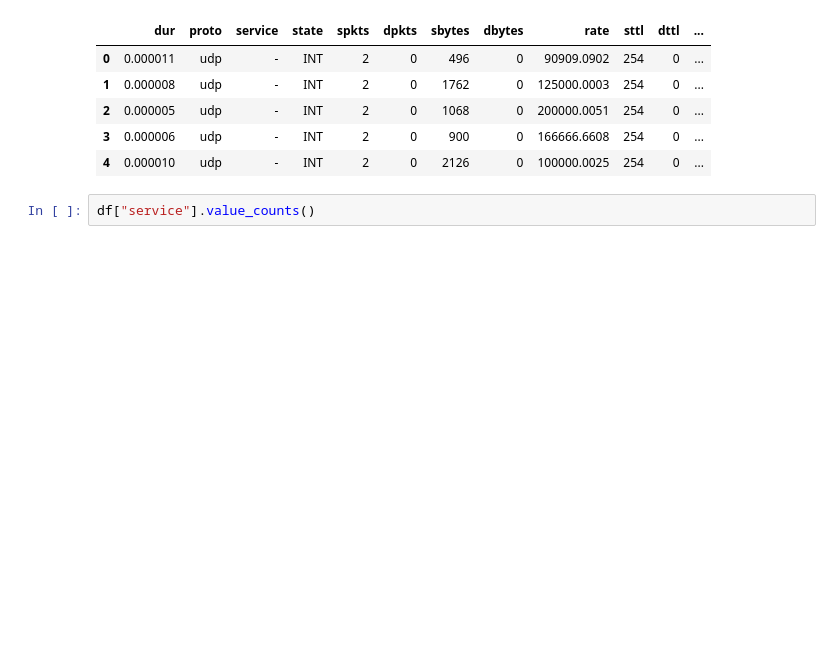
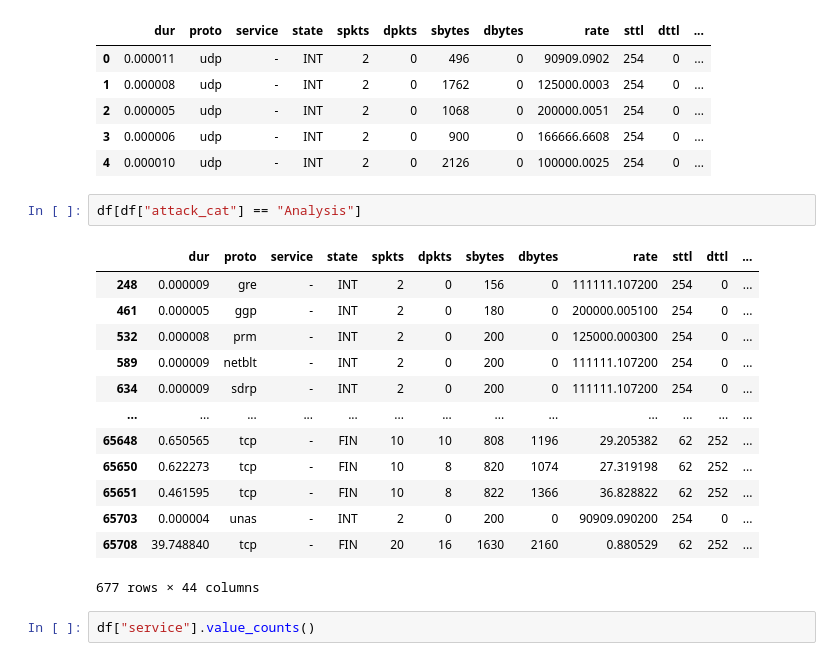
Before and after one commit to aednane/IDS, a Jupyter notebook: script.ipynb, the cells around one changed output. Saved outputs shown, nothing was run; the diff lists cells and outputs as text; blank space fills up the shorter version.

```diff
--- a/script.ipynb
+++ b/script.ipynb
@@ -126,6 +132,22 @@ df.head()
 | 2 | 0.000005 | udp | - | INT | 2 | 0 | 1068 | 0 | 200000.0051 | 254 | 0 | ... |
 | 3 | 0.000006 | udp | - | INT | 2 | 0 | 900 | 0 | 166666.6608 | 254 | 0 | ... |
 | 4 | 0.000010 | udp | - | INT | 2 | 0 | 2126 | 0 | 100000.0025 | 254 | 0 | ... |
+# %%
+df[df["attack_cat"] == "Analysis"]
+# %% [output]
+|  | dur | proto | service | state | spkts | dpkts | sbytes | dbytes | rate | sttl | dttl | ... |
+| 248 | 0.000009 | gre | - | INT | 2 | 0 | 156 | 0 | 111111.107200 | 254 | 0 | ... |
+| 461 | 0.000005 | ggp | - | INT | 2 | 0 | 180 | 0 | 200000.005100 | 254 | 0 | ... |
+| 532 | 0.000008 | prm | - | INT | 2 | 0 | 200 | 0 | 125000.000300 | 254 | 0 | ... |
+| 589 | 0.000009 | netblt | - | INT | 2 | 0 | 200 | 0 | 111111.107200 | 254 | 0 | ... |
+| 634 | 0.000009 | sdrp | - | INT | 2 | 0 | 200 | 0 | 111111.107200 | 254 | 0 | ... |
+| ... | ... | ... | ... | ... | ... | ... | ... | ... | ... | ... | ... | ... |
+| 65648 | 0.650565 | tcp | - | FIN | 10 | 10 | 808 | 1196 | 29.205382 | 62 | 252 | ... |
+| 65650 | 0.622273 | tcp | - | FIN | 10 | 8 | 820 | 1074 | 27.319198 | 62 | 252 | ... |
+| 65651 | 0.461595 | tcp | - | FIN | 10 | 8 | 822 | 1366 | 36.828822 | 62 | 252 | ... |
+| 65703 | 0.000004 | unas | - | INT | 2 | 0 | 200 | 0 | 90909.090200 | 254 | 0 | ... |
+| 65708 | 39.748840 | tcp | - | FIN | 20 | 16 | 1630 | 2160 | 0.880529 | 62 | 252 | ... |
+677 rows × 44 columns
 # %%
 df["service"].value_counts()
 # %% [output]
```
Also changed, not shown: parts of 30 cells of this notebook.
